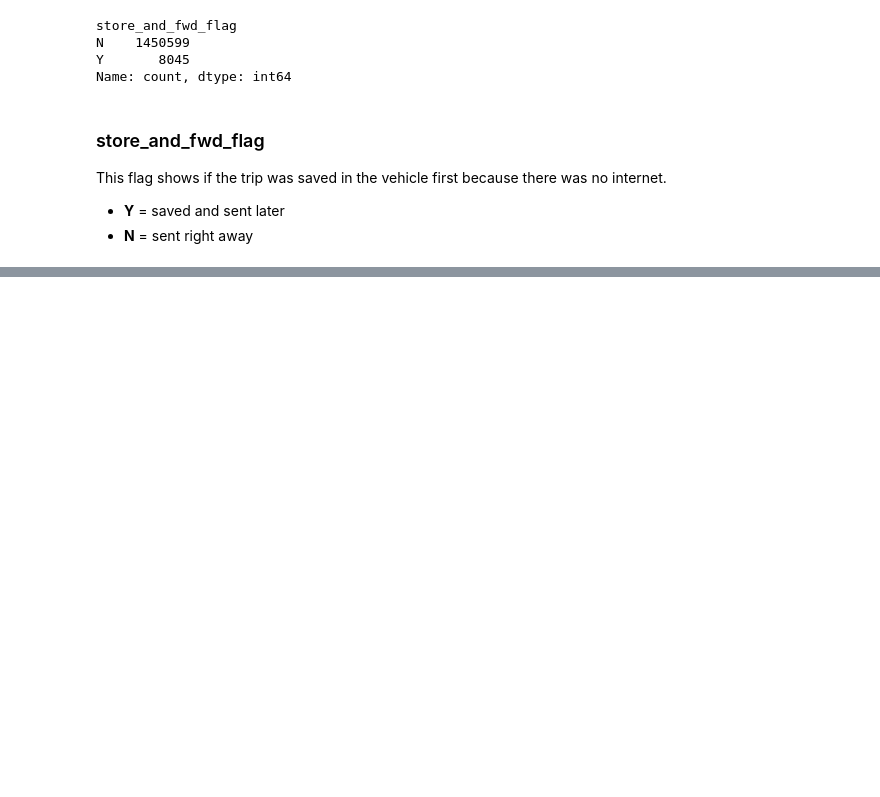
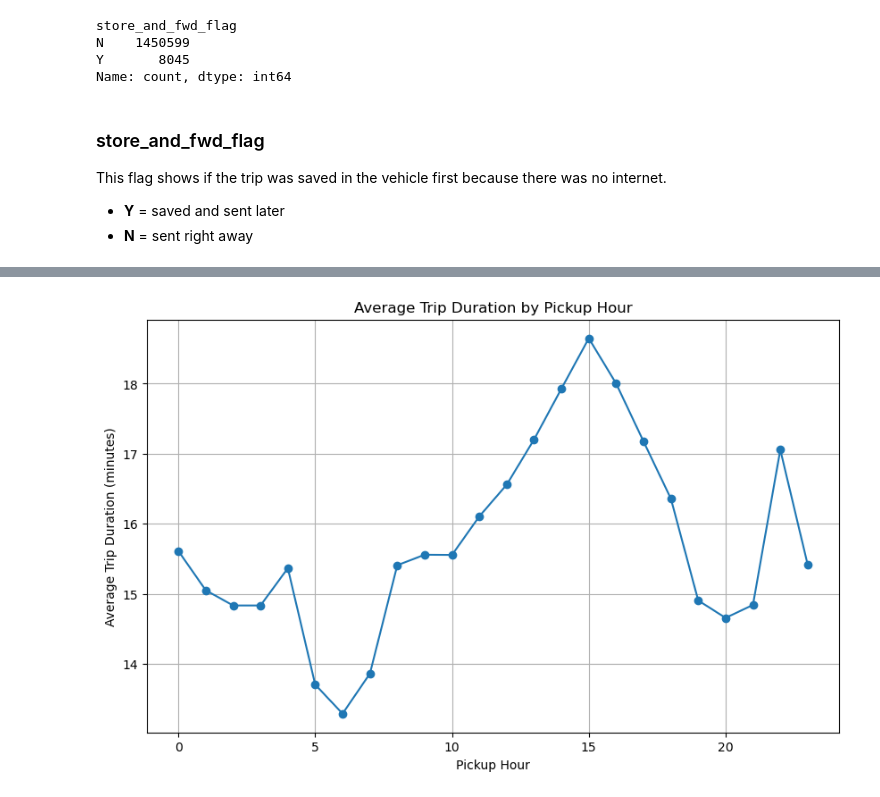
Before and after one commit to Niki123456123456/taxi_trip_duration, a Jupyter notebook: main.ipynb, the cells around one changed output, grey strips where cells are left out. Saved outputs shown, nothing was run; the diff lists cells and outputs as text; code cells hidden in the pictures; blank space fills up the shorter version.

```diff
--- a/main.ipynb
+++ b/main.ipynb
@@ -113,0 +168,11 @@ This flag shows if the trip was saved in the vehicle first because there was no
+# %%
+hourly_avg = train.groupby('pickup_hour')['trip_duration_min'].mean()
+plt.figure(figsize=(10, 6))
+plt.plot(hourly_avg.index, hourly_avg, marker='o', linestyle='-')
+plt.title('Average Trip Duration by Pickup Hour')
+plt.xlabel('Pickup Hour')
+plt.ylabel('Average Trip Duration (minutes)')
+plt.grid(True)
+plt.show()
+# %% [output]
+[figure, added]
```
Also changed, not shown: parts of 5 cells of this notebook.
